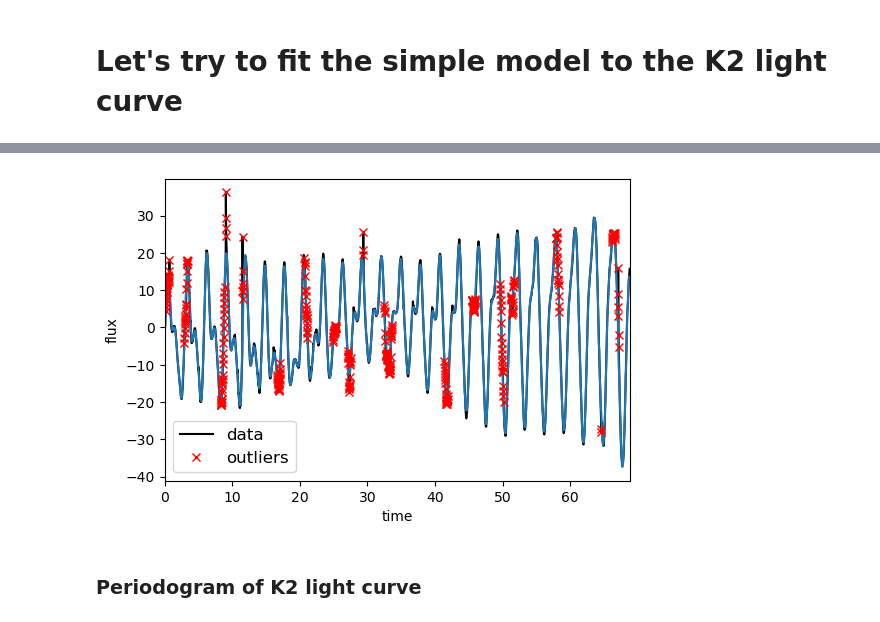
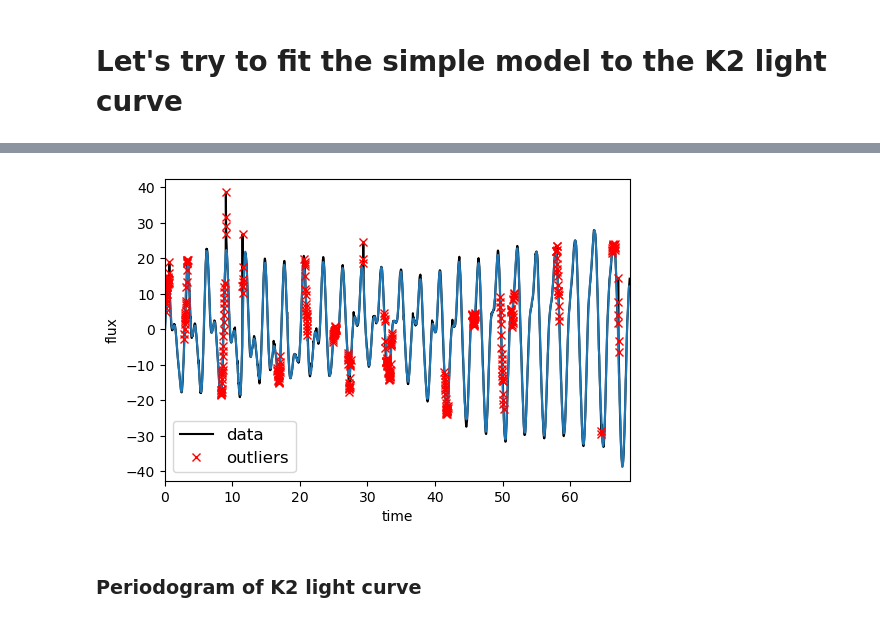
Before and after one commit to trevordavid/v1298tau-differential-rotation, a Jupyter notebook: notebooks/period-drift-model.ipynb, the cells around one changed output, grey strips where cells are left out. Cells and saved outputs as stored; diff of their text form; code cells hidden in the pictures.

```diff
--- a/notebooks/period-drift-model.ipynb
+++ b/notebooks/period-drift-model.ipynb
@@ -160,7 +168,8 @@ for b in bad_bits:
 
 # Convert to parts per thousand
 x = lc["TIME"][m]
-y = lc["FLUX"][m]
+#y = lc["FLUX"][m]
+y = lc["FCOR"][m]
 mu = np.median(y)
 y = (y / mu - 1) * 1e3
 
@@ -183,34 +192,34 @@ m = abs(resid) < 3 * sigma
 
 # Mask the transits as well
 d19_per = [8.24958, 12.4032, 24.1396, 60]
 d19_t0  = [2231.2797, 2239.3913, 2234.0488, 2263.6229]
 
 for i in range(len(d19_per)):
     _p, _t0 = d19_per[i], d19_t0[i]
     x_fold = (x - _t0 + 0.5 * _p) % _p - 0.5 * _p
     m &= np.abs(x_fold) > 0.25
 
 
 # Shift the data so that the K2 data start at t=0. This tends to make the fit
 # better behaved since t0 covaries with period.
 x_ref = np.min(x[m])
 x -= x_ref
 
 # Plot the data
 plt.plot(x, y, "k", label="data")
 plt.plot(x, smooth)
 plt.plot(x[~m], y[~m], "xr", label="outliers")
 plt.legend(fontsize=12)
 plt.xlim(x.min(), x.max())
 plt.xlabel("time")
 plt.ylabel("flux")
 
 # Make sure that the data type is consistent
 x = np.ascontiguousarray(x[m], dtype=np.float64)
 y = np.ascontiguousarray(y[m], dtype=np.float64)
 smooth = np.ascontiguousarray(smooth[m], dtype=np.float64)
 # %% [output]
-[figure, old version]
+[figure, new version]
 # %% [markdown]
 ### Periodogram of K2 light curve
 # %%
```
Also changed, not shown: parts of 28 cells of this notebook.
